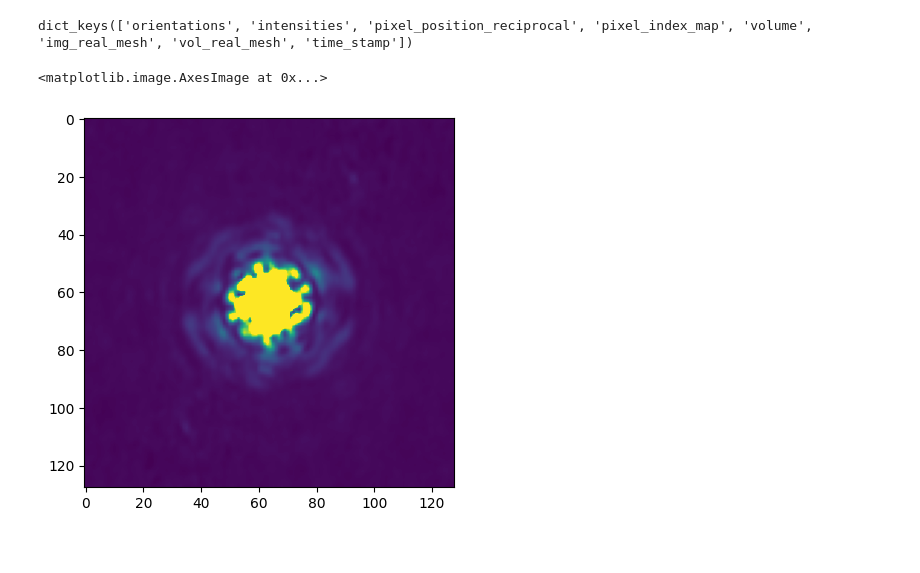
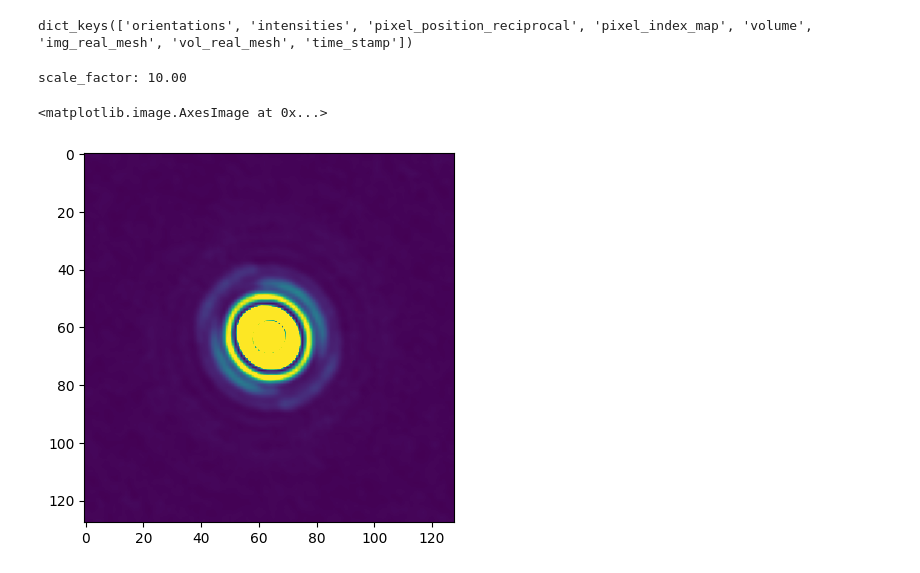
Before and after one commit to zhantaochen/neurorient, a Jupyter notebook: prepare_spinifel.ipynb, the cells around one changed output. Cells and saved outputs as stored; diff of their text form; code cells hidden in the pictures.

```diff
--- a/prepare_spinifel.ipynb
+++ b/prepare_spinifel.ipynb
@@ -18,12 +18,12 @@ from neurorient.reconstruction.phasing import PhaseRetriever
 import h5py
 from pytorch3d.transforms import matrix_to_quaternion
 # %%
-pdb = '7OK2'
+pdb = '3IZN'
 poisson = True
 num_images = 10000
 increase_factor = 10
 
-ckpt_path = '/pscratch/sd/z/zhantao/neurorient_repo/model/lightning_logs/version_14857550/checkpoints/last.ckpt'
+ckpt_path = '/pscratch/sd/z/zhantao/neurorient_repo/model/lightning_logs/version_14754746/checkpoints/last.ckpt'
 # %%
 spi_data = torch.load(f'/pscratch/sd/z/zhantao/neurorient_repo/data/{pdb}_increase{increase_factor:d}_poisson{poisson}_num{num_images//1000:d}K.pt')
 model_dir = '/pscratch/sd/z/zhantao/neurorient_repo/model'
@@ -42,6 +42,11 @@ model.to(device);
 # %%
 dataset = TensorDataset(spi_data['intensities'].unsqueeze(1))
 dataloader = DataLoader(dataset, batch_size=50, shuffle=False)
+# %%
+scale_factor = 1e14 / model.photons_per_pulse
+print(f'scale_factor: {scale_factor:.2f}')
+# %% [output]
+scale_factor: 10.00
 # %%
 from neurorient.reconstruction.slicing import gen_nonuniform_normalized_positions
 
@@ -60,9 +65,9 @@ import numpy as np
 grid_reciprocal = model.grid_position_reciprocal / model.grid_position_reciprocal.max()
 with torch.no_grad():
     intensity = model.predict_intensity(np.pi * grid_reciprocal.to(device))
-intensity_pred = (torch.exp(intensity) - 1) / 10
+intensity_pred = (torch.exp(intensity) - 1) / scale_factor
 # %%
-plt.imshow(intensity_pred[64].detach().cpu().numpy(), vmax=.3)
+plt.imshow(intensity_pred[...,64].detach().cpu().numpy(), vmax=.3)
 # %% [output]
 <matplotlib.image.AxesImage at 0x...>
-[figure, old version]
+[figure, new version]
```
Also changed, not shown: parts of 6 cells of this notebook, 7 other files.
